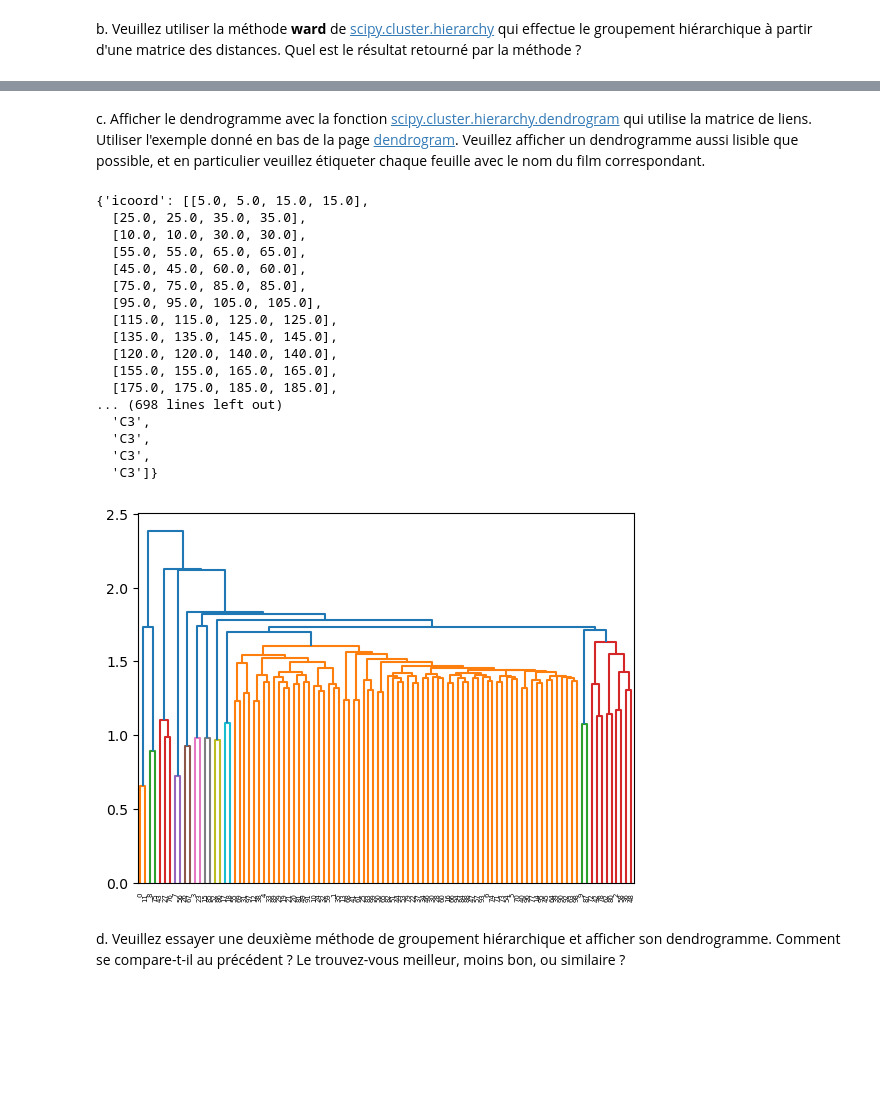
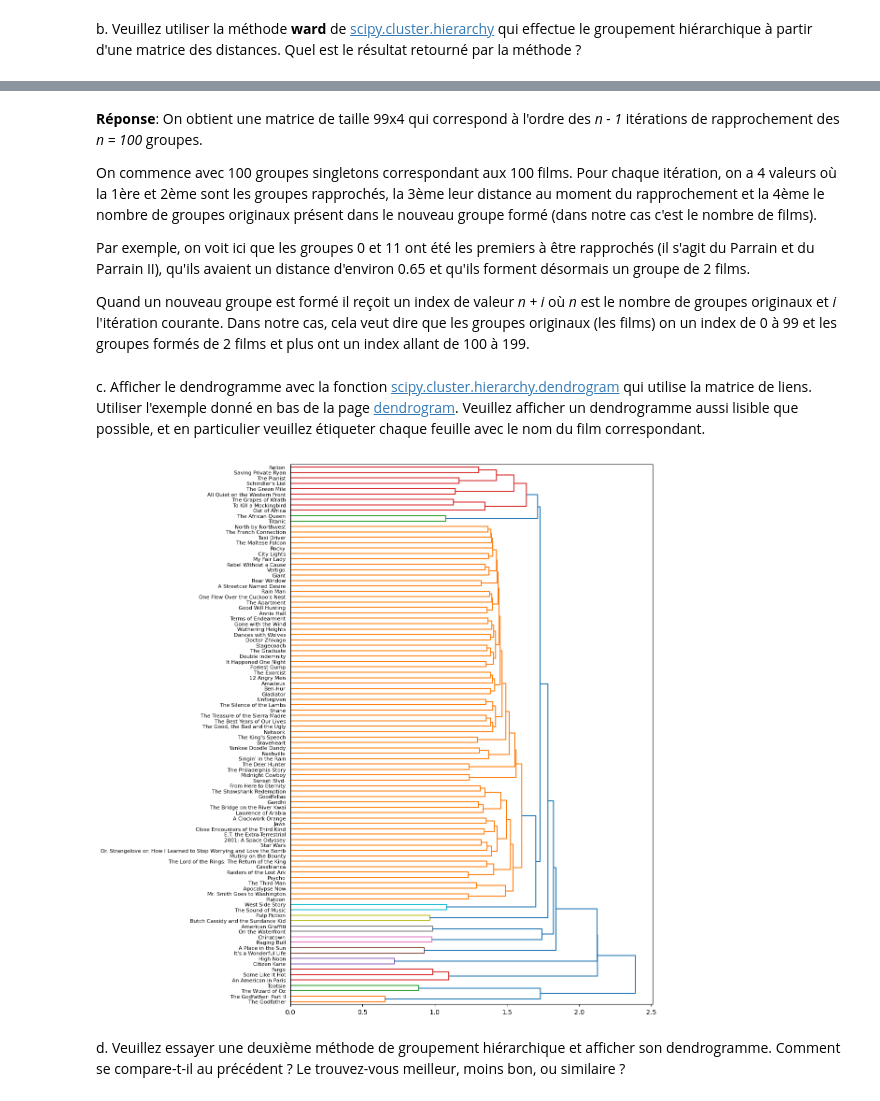
Before and after one commit to HUART1848/APN_L3, a Jupyter notebook: Labo3_Groupement_hiérarchique_HugoHuart.ipynb, the cells around one changed output, grey strips where cells are left out. Saved outputs shown, nothing was run; the diff lists cells and outputs as text; code cells hidden in the pictures; blank space fills up the shorter version.

```diff
--- a/Labo3_Groupement_hiérarchique_HugoHuart.ipynb
+++ b/Labo3_Groupement_hiérarchique_HugoHuart.ipynb
@@ -90,7 +105,8 @@ a. Veuillez créer les vecteurs dans un tableau appelé `feature_matrix`, avec a
 # %%
 from sklearn.feature_extraction.text import TfidfVectorizer
 # %%
-vectorizer = TfidfVectorizer()
+vectorizer = TfidfVectorizer(lowercase=False) # Pas besoin de mettre le texte en miniscules car cela a déjà été fait lors de la normalisation. Pour le reste on utilise les paramètres par défaut
+
 feature_matrix = vectorizer.fit_transform(movie_data["NormalizedSynopsis"])
 np.shape(feature_matrix)
 # %% [output]
@@ -138,4 +139,7 @@ array([[-2.22044605e-16,  9.74404629e-01,  9.68092195e-01, ...,
 # %% [markdown]
 b. Veuillez utiliser la méthode **ward** de [scipy.cluster.hierarchy](https://docs.scipy.org/doc/scipy/reference/cluster.hierarchy.html) qui effectue le groupement hiérarchique à partir d'une matrice des distances.  Quel est le résultat retourné par la méthode ?
 # %%
-grouping = ward(distances)
+grouping_ward = ward(distances)
+
+print(grouping_ward.shape)
+print(grouping_ward[:10])
@@ -142,25 +158,17 @@ grouping = ward(distances)
+# %% [markdown]
+**Réponse**: On obtient une matrice de taille 99x4 qui correspond à l'ordre des _n - 1_ itérations de rapprochement des _n = 100_ groupes.
+
+On commence avec 100 groupes singletons correspondant aux 100 films. Pour chaque itération, on a 4 valeurs où la 1ère et 2ème sont les groupes rapprochés, la 3ème leur distance au moment du rapprochement et la 4ème le nombre de groupes originaux présent dans le nouveau groupe formé (dans notre cas c'est le nombre de films).
+
+Par exemple, on voit ici que les groupes 0 et 11 ont été les premiers à être rapprochés (il s'agit du Parrain et du Parrain II), qu'ils avaient un distance d'environ 0.65 et qu'ils forment désormais un groupe de 2 films.
+
+Quand un nouveau groupe est formé il reçoit un index de valeur _n + i_ où _n_ est le nombre de groupes originaux et _i_ l'itération courante. Dans notre cas, cela veut dire que les groupes originaux (les films) on un index de 0 à 99 et les groupes formés de 2 films et plus ont un index allant de 100 à 199.
 # %% [markdown]
 c. Afficher le dendrogramme avec la fonction [scipy.cluster.hierarchy.dendrogram](https://docs.scipy.org/doc/scipy/reference/generated/scipy.cluster.hierarchy.dendrogram.html) qui utilise la matrice de liens.  Utiliser l'exemple donné en bas de la page [dendrogram](https://docs.scipy.org/doc/scipy/reference/generated/scipy.cluster.hierarchy.dendrogram.html).  Veuillez afficher un dendrogramme aussi lisible que possible, et en particulier veuillez étiqueter chaque feuille avec le nom du film correspondant.
 # %%
-dendrogram(grouping)
+plt.figure(figsize=(10, 15))
+_ = dendrogram(grouping_ward, leaf_label_func=lambda i: movie_data["Title"][i], leaf_font_size=8, orientation="right")
 # %% [output]
-{'icoord': [[5.0, 5.0, 15.0, 15.0],
-  [25.0, 25.0, 35.0, 35.0],
-  [10.0, 10.0, 30.0, 30.0],
-  [55.0, 55.0, 65.0, 65.0],
-  [45.0, 45.0, 60.0, 60.0],
-  [75.0, 75.0, 85.0, 85.0],
-  [95.0, 95.0, 105.0, 105.0],
-  [115.0, 115.0, 125.0, 125.0],
-  [135.0, 135.0, 145.0, 145.0],
-  [120.0, 120.0, 140.0, 140.0],
-  [155.0, 155.0, 165.0, 165.0],
-  [175.0, 175.0, 185.0, 185.0],
-... (698 lines left out)
-  'C3',
-  'C3',
-  'C3',
-  'C3']}
-[figure, old version]
+[figure, new version]
 # %% [markdown]
 d. Veuillez essayer une deuxième méthode de groupement hiérarchique et afficher son dendrogramme.  Comment se compare-t-il au précédent ?  Le trouvez-vous meilleur, moins bon, ou similaire ?
```
Also changed, not shown: parts of 16 cells of this notebook, 1 other file.
